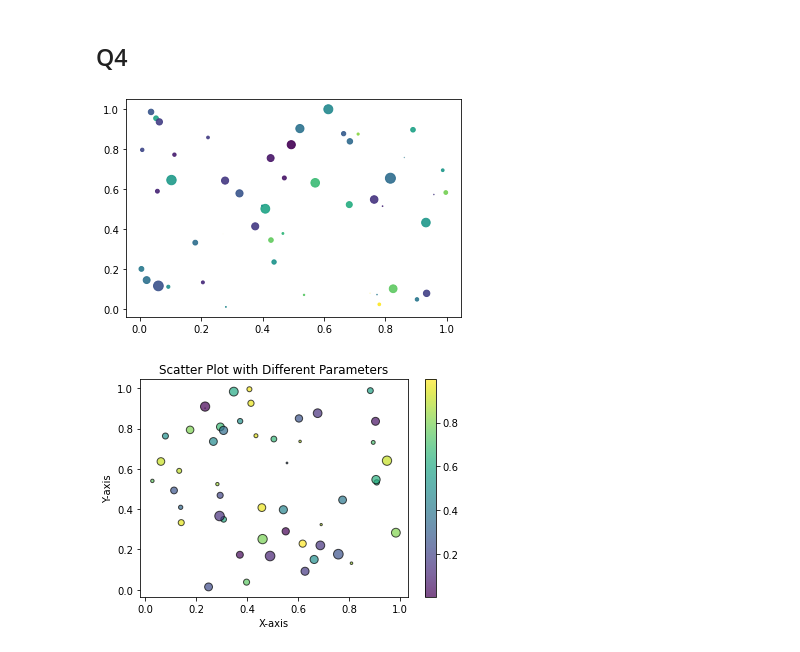
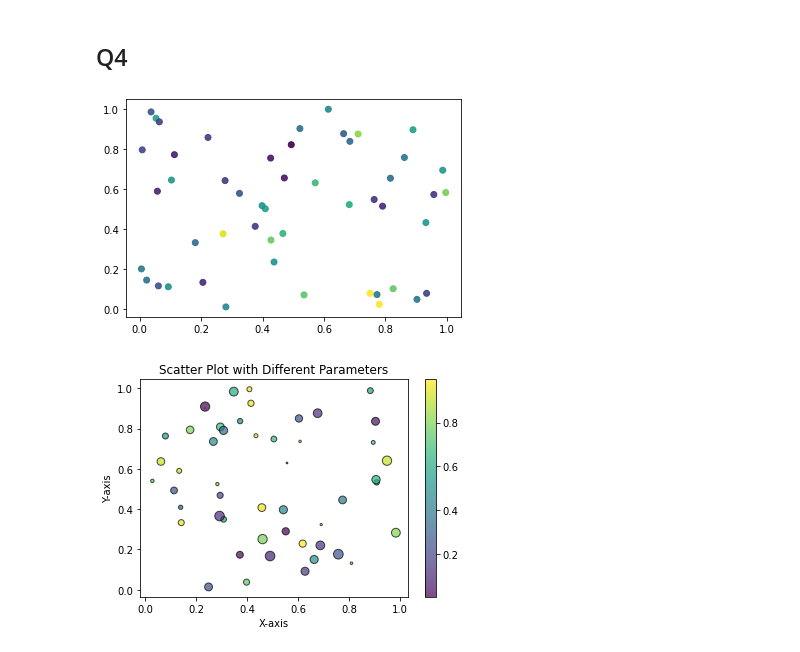
Before and after one commit to Divyat-Agrawal/learning-Data-Science, a Jupyter notebook: Practisce/prac.ipynb, the cells around one changed output. Saved outputs shown, nothing was run; the diff lists cells and outputs as text; code cells hidden in the pictures.

```diff
--- a/Practisce/prac.ipynb
+++ b/Practisce/prac.ipynb
@@ -83,15 +83,15 @@ plt.show()
 # %%
 np.random.seed(196801)
 N = 50
 x = np.random.rand(N)
 y = np.random.rand(N)
 colors = np.random.rand(N)
-area = (10 * np.random.rand(N))**2
+# area = (10 * np.random.rand(N))**2
 
-plt.scatter(x, y, s=area, c=colors, alpha=0.9)
+plt.scatter(x, y, c=colors, alpha=0.9)
 plt.show()
 # %% [output]
-[figure, old version]
+[figure, new version]
 # %%
 import matplotlib.pyplot as plt
 import numpy as np
```
Also changed, not shown: parts of 3 cells of this notebook, 4 other files.
